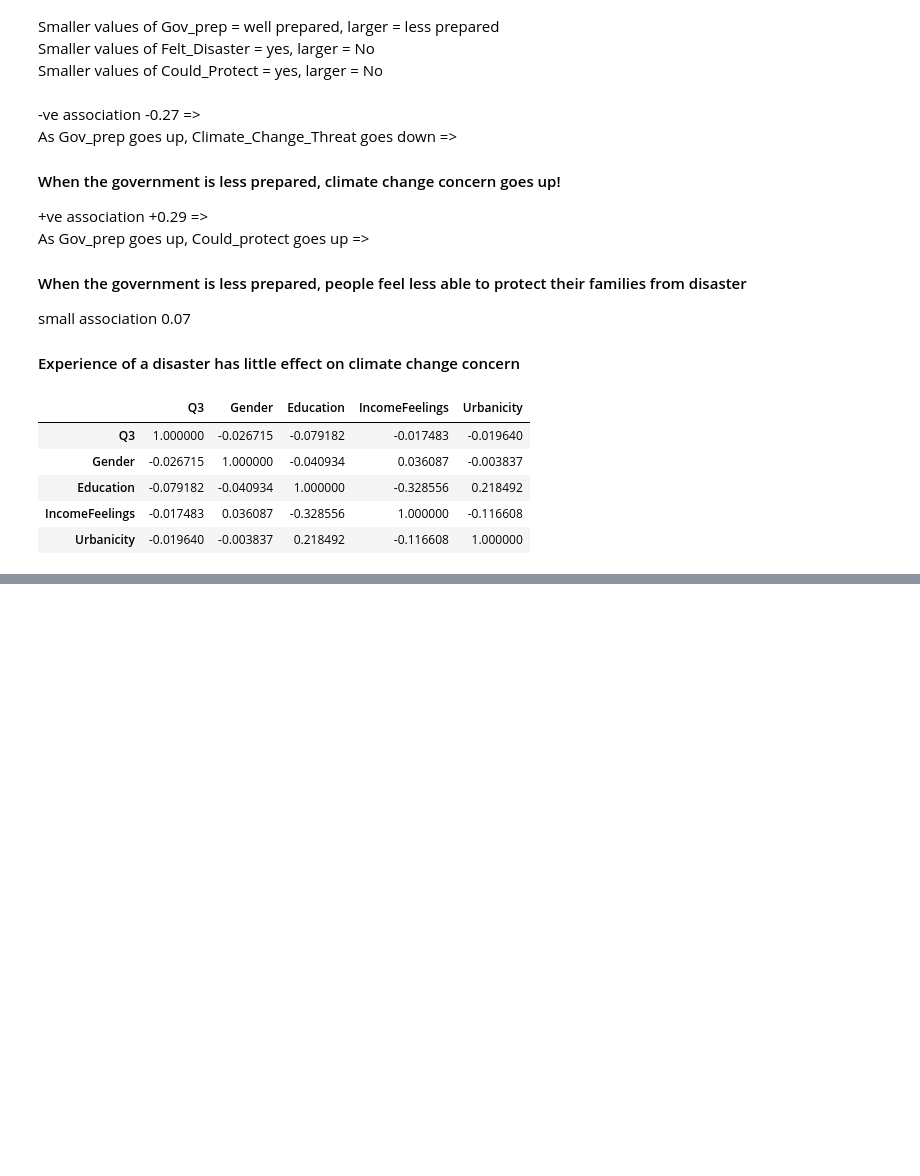
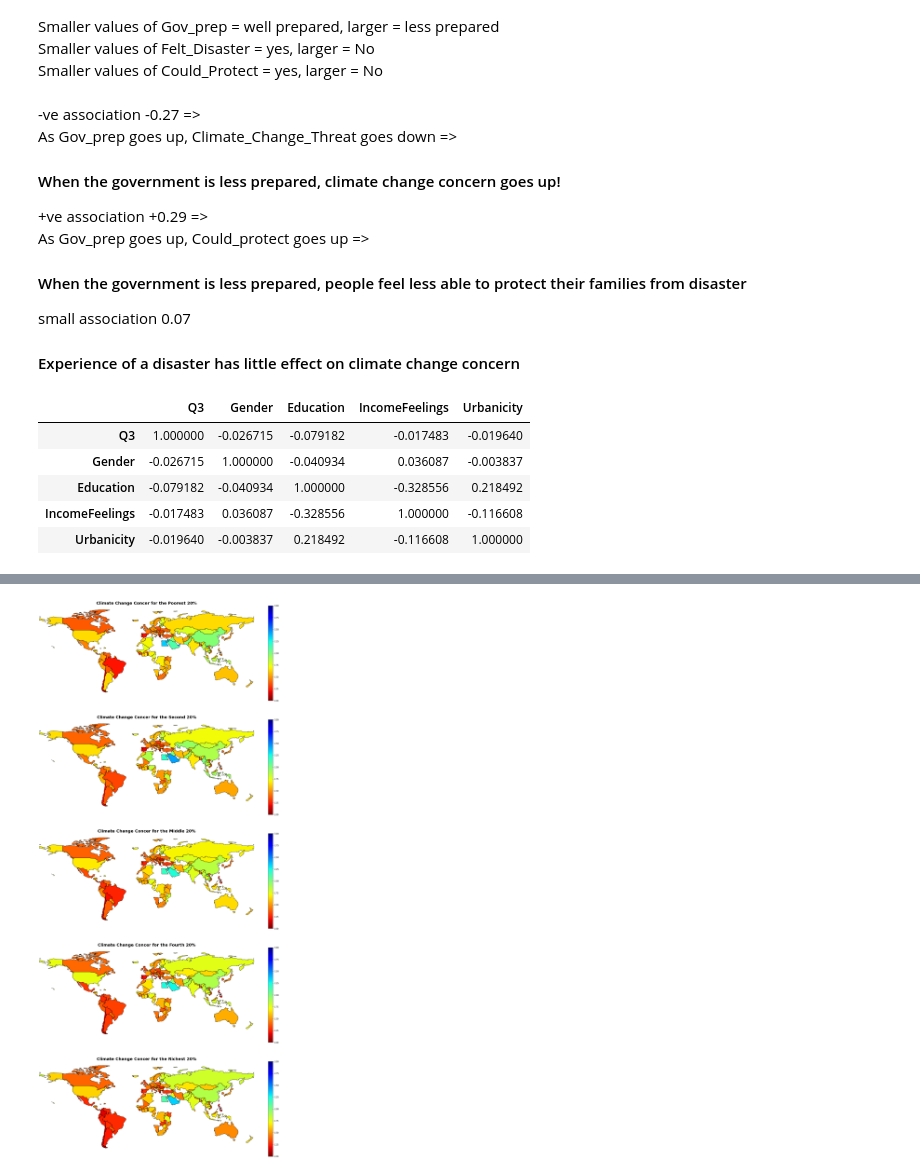
Before and after one commit to rudyarthur/world_risk_poll, a Jupyter notebook: WRP_stats.ipynb, the cells around one changed output, grey strips where cells are left out. Cells and saved outputs as stored; diff of their text form; code cells hidden in the pictures; blank space fills up the shorter version.

Commit message:
income

```diff
--- a/WRP_stats.ipynb
+++ b/WRP_stats.ipynb
@@ -175,0 +176,22 @@ We must be very careful about the **ecological fallacy** here i.e. this does not
+# %%
+import matplotlib.pyplot as plt
+import matplotlib.colors as colors
+
+quintiles = {
+1:'Poorest 20%',
+2:'Second 20%',
+3:'Middle 20%',
+4:'Fourth 20%',
+5:'Richest 20%'}
+
+
+fig, ax = plt.subplots(5,1,figsize=(25,50))
+
+for q in range(1,6):
+    country_quintile = data[['Country','Q3','INCOME_5']].query( "Q3 < 98 & INCOME_5 == {}".format(q) ).groupby('Country').mean()
+    fullData = geoData.merge(country_quintile, left_on=['admin'], right_on=['Country'])
+    gplt.choropleth(fullData, hue='Q3', legend=True, ax=ax[q-1], norm=colors.Normalize(vmin=1,vmax=3), cmap='jet_r')
+    ax[q-1].set_title("Climate Change Concer for the {}".format(quintiles[q]),fontweight="bold", size=20)
+plt.show()
+# %% [output]
+[figure, added]
```
Also changed, not shown: parts of 8 cells of this notebook.
